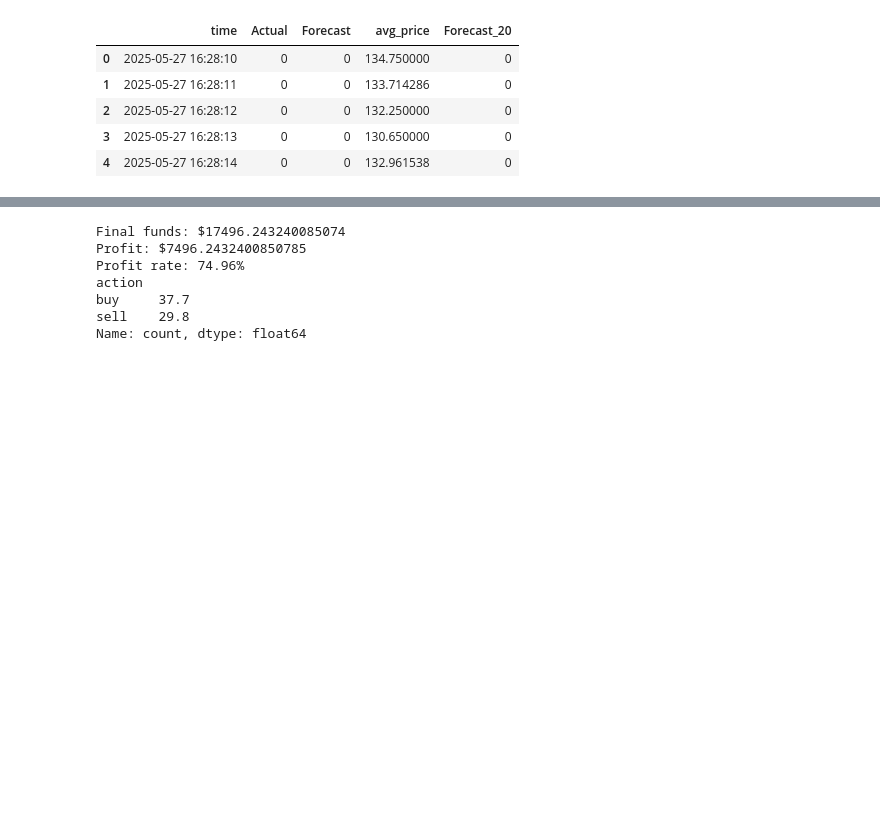
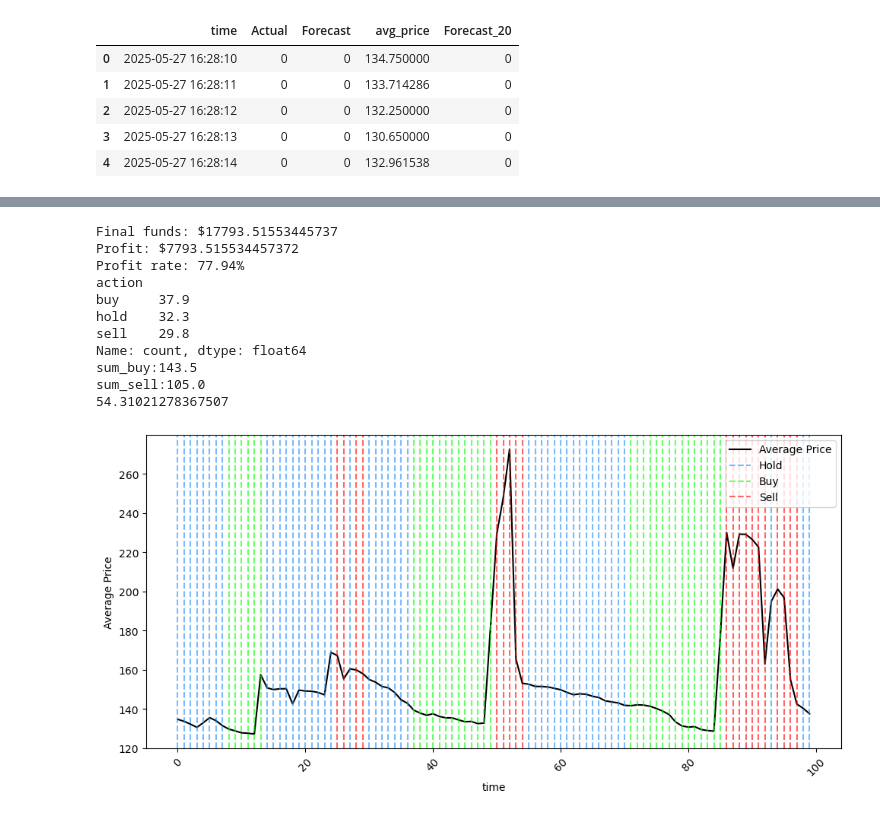
Before and after one commit to UoB-DSMP-2023-24/dsmp-2024-group20, a Jupyter notebook: simulator/si_lstm_report.ipynb, the cells around one changed output, grey strips where cells are left out. Cells and saved outputs as stored; diff of their text form; code cells hidden in the pictures; blank space fills up the shorter version.

```diff
--- a/simulator/si_lstm_report.ipynb
+++ b/simulator/si_lstm_report.ipynb
@@ -138,10 +212,14 @@ def trade_strategy_1020(trade_data, funds, stocks, buy_sell_points):
 buy_sell_points = []
 avg_profit = 0
 avg_final_funds = 0
+total_buy = 0
+total_sell = 0
 for i in range(periods):
-    final_funds, profit = trade_strategy_1020(data_list[i], initial_funds, stocks, buy_sell_points)
+    final_funds, profit,stocks_buy,stocks_sell = trade_strategy_1020(data_list[i], initial_funds, stocks, buy_sell_points)
     avg_profit += profit
     avg_final_funds += final_funds
+    total_buy += stocks_buy
+    total_sell += stocks_sell
 avg_profit /= periods
 avg_final_funds /= periods
 print("Final funds: ${}".format(avg_final_funds))
@@ -151,11 +229,59 @@ profit_rate = avg_profit / initial_funds
 print("Profit rate: {:.2%}".format(profit_rate))
 buy_sell_points_df = pd.DataFrame(buy_sell_points, columns=['time', 'action'])
 print(buy_sell_points_df['action'].value_counts()/periods)
+print(f'sum_buy:{total_buy/periods}')
+print(f'sum_sell:{total_sell/periods}')
+print(avg_profit/(total_buy/periods))
 # %% [output]
-Final funds: $17496.243240085074
-Profit: $7496.2432400850785
-Profit rate: 74.96%
+Final funds: $17793.51553445737
+Profit: $7793.515534457372
+Profit rate: 77.94%
 action
-buy     37.7
+buy     37.9
+hold    32.3
 sell    29.8
 Name: count, dtype: float64
+sum_buy:143.5
+sum_sell:105.0
+54.31021278367507
+# %%
+# combine data_list 0 - 4
+data_list_combine = pd.concat(data_list[0:1])
+trade_show = data_list_combine
+# get second 100 rows of buy_sell_points
+buy_sell_points_period = buy_sell_points_df.iloc[0:101]
+trade_show['action'] = buy_sell_points_period['action']
+# %%
+import matplotlib.dates as mdates
+
+fig, ax = plt.subplots(figsize=(10, 5))
+
+# 绘制 avg_price
+ax.plot(trade_show.index, trade_show['avg_price'], label='Average Price', color='black')
+
+# 绘制不同action的竖线
+for index, row in trade_show.iterrows():
+    if row['action'] == 'buy':
+        ax.axvline(x=index, color='lime', linestyle='--', alpha=0.6, label='Buy')
+    elif row['action'] == 'sell':
+        ax.axvline(x=index, color='r', linestyle='--', alpha=0.6, label='Sell')
+    elif row['action'] == 'hold':
+        ax.axvline(x=index, color='dodgerblue', linestyle='--', alpha=0.6, label='Hold')
+
+# 设置图例
+handles, labels = plt.gca().get_legend_handles_labels()
+by_label = dict(zip(labels, handles))
+ax.legend(by_label.values(), by_label.keys())
+
+# 设置标签和标题
+ax.set_xlabel('time')
+ax.set_ylabel('Average Price')
+
+# 旋转X轴的标签
+plt.xticks(rotation=45)
+
+# 展示图表
+plt.tight_layout()  # 自动调整子图参数, 使之填充整个图像区域
+plt.show()
+# %% [output]
+[figure, added]
```
Also changed, not shown: parts of 6 cells of this notebook.
